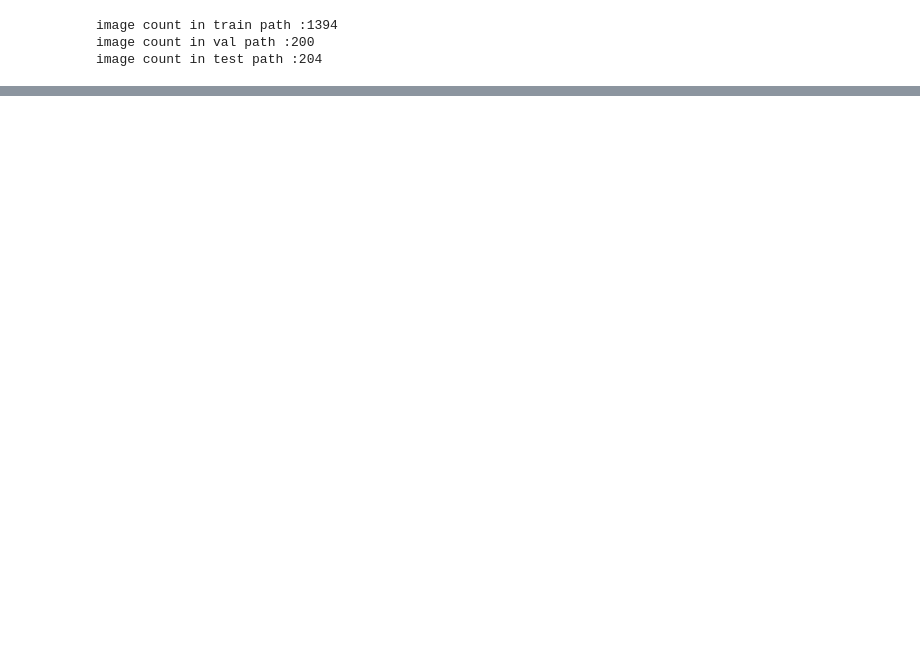
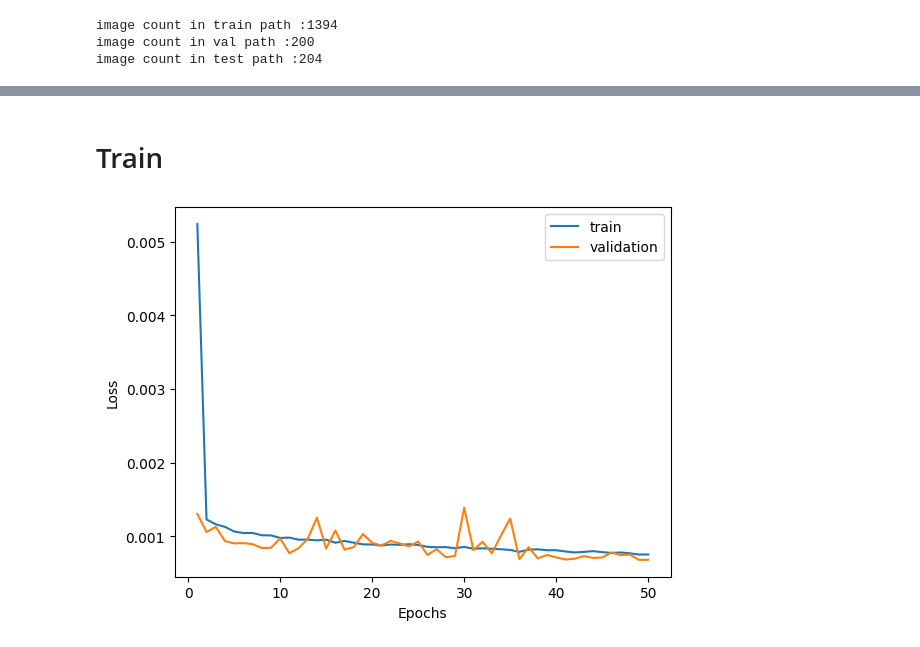
Before and after one commit to skkk256/bme_project_2, a Jupyter notebook: train.ipynb, the cells around one changed output, grey strips where cells are left out. Cells and saved outputs as stored; diff of their text form; code cells hidden in the pictures; blank space fills up the shorter version.

```diff
--- a/train.ipynb
+++ b/train.ipynb
@@ -62,0 +58,22 @@ RuntimeError: uniform_ expects to return a [from, to) range, but found from=2 >
+# %%
+net = UNet(n_channels=1, n_classes=3, C_base=32)
+optimizer = torch.optim.Adam(net.parameters(), lr=0.01)
+lr_scheduler = torch.optim.lr_scheduler.ExponentialLR(optimizer=optimizer, gamma=0.95)
+
+solver = Lab2Solver(
+    model = net,
+    optimizer = optimizer,
+    criterion = MyBinaryCrossEntropy(),
+    lr_scheduler=lr_scheduler,
+    device="cuda:2"
+)
+# %% [markdown]
+# Train
+# %%
+solver.train(
+    epochs=50,
+    data_loader=train_loader,
+    val_loader=val_loader
+)
+# %% [output]
+[figure, added]
```
Also changed, not shown: parts of 9 cells of this notebook, 17 other files.
